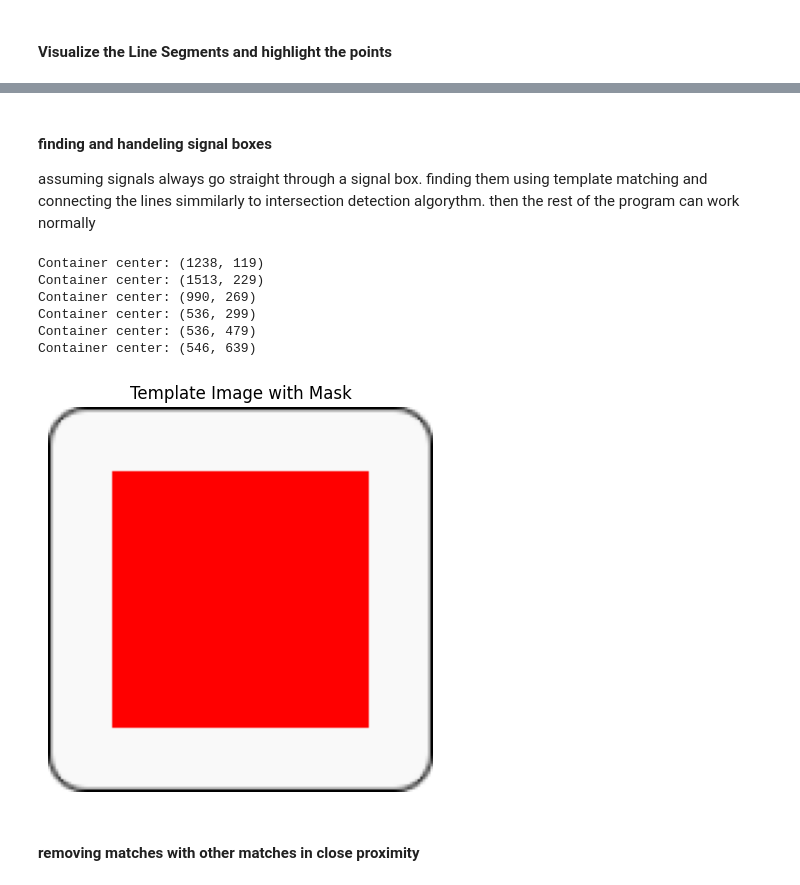
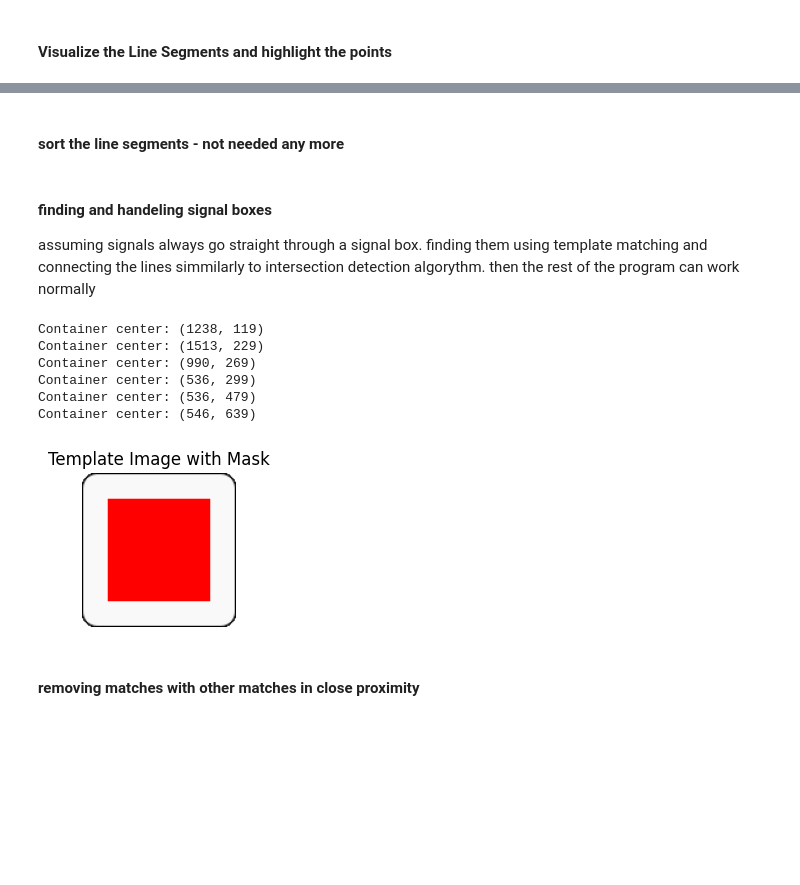
Before and after one commit to franzbanz/computervision, a Jupyter notebook: edge_detection_generalized.ipynb, the cells around one changed output, grey strips where cells are left out. Saved outputs shown, nothing was run; the diff lists cells and outputs as text; code cells hidden in the pictures; blank space fills up the shorter version.

```diff
--- a/edge_detection_generalized.ipynb
+++ b/edge_detection_generalized.ipynb
@@ -458,3 +362,5 @@ Not only line segments are needed, but connected line segments that form a polyg
+# %% [markdown]
+#### sort the line segments - not needed any more
 # %%
 # Sort horizontal segments from left to right and vertical segments from top to bottom
 # Separated vertical and horizontal segments
@@ -480,35 +386,35 @@ res = cv2.matchTemplate(containers_on_target_img, container, cv2.TM_CCOEFF_NORME
 
 # Threshold the result
 threshold = 0.8 # false positives below 0.65
 loc = np.where(res >= threshold)
 
 containers = []
 for pt in zip(*loc[::-1]):
     center_x = pt[0] + container.shape[1] // 2
     center_y = pt[1] + container.shape[0] // 2
     containers.append((center_x, center_y))
 
 # Print the container centers
 for center in containers:
     print(f"Container center: ({center[0]}, {center[1]})")
 
 # Visualize the mask on the template image
 container_with_mask = container.copy()
 container_with_mask[mask == 0] = [0, 0, 255]  # Highlight the masked area in red
 
-plt.figure(figsize=(5, 5))
+plt.figure(figsize=(2, 2))
 plt.imshow(cv2.cvtColor(container_with_mask, cv2.COLOR_BGR2RGB))
 plt.title('Template Image with Mask')
 plt.axis('off')
 plt.show()
 # %% [output]
 Container center: (1238, 119)
 Container center: (1513, 229)
 Container center: (990, 269)
 Container center: (536, 299)
 Container center: (536, 479)
 Container center: (546, 639)
-[figure, old version]
+[figure, new version]
 # %% [markdown]
 #### removing matches with other matches in close proximity
 # %%
```
Also changed, not shown: parts of 22 cells of this notebook, 22 other files.
